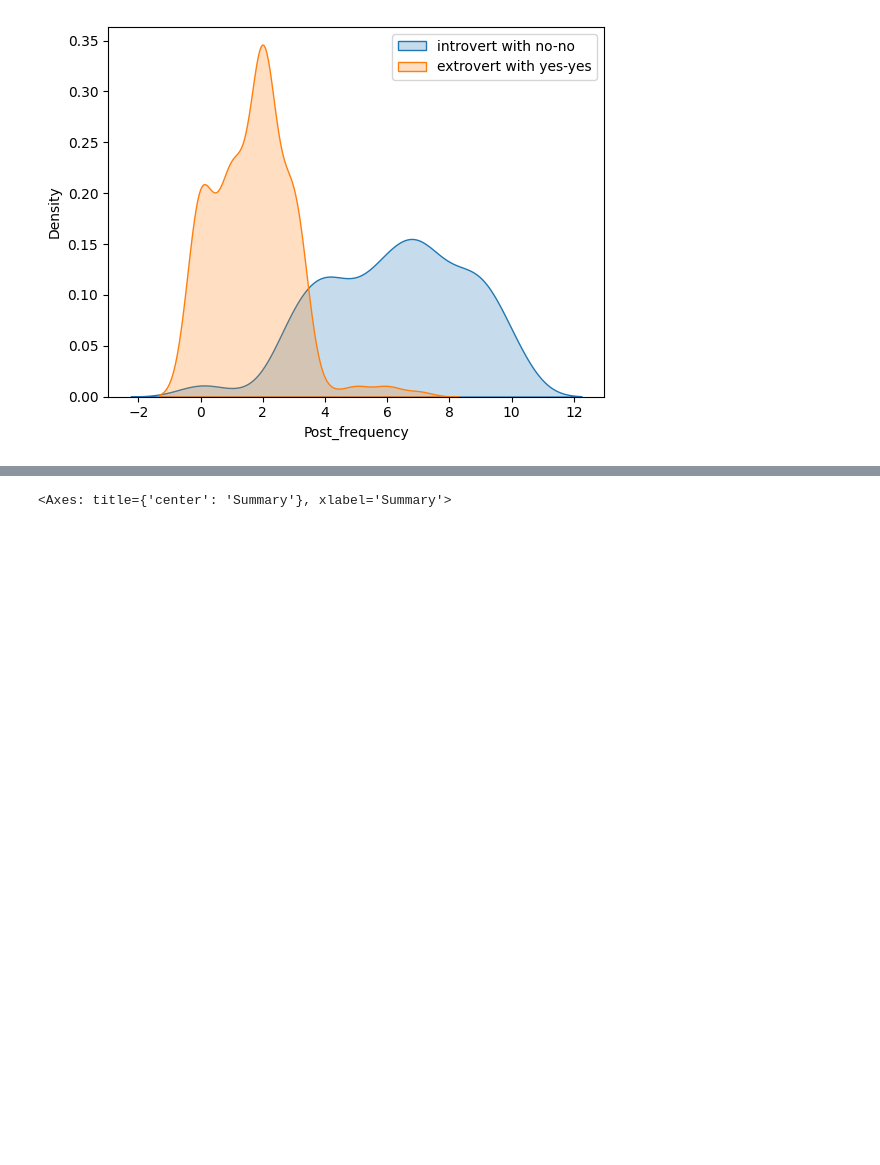
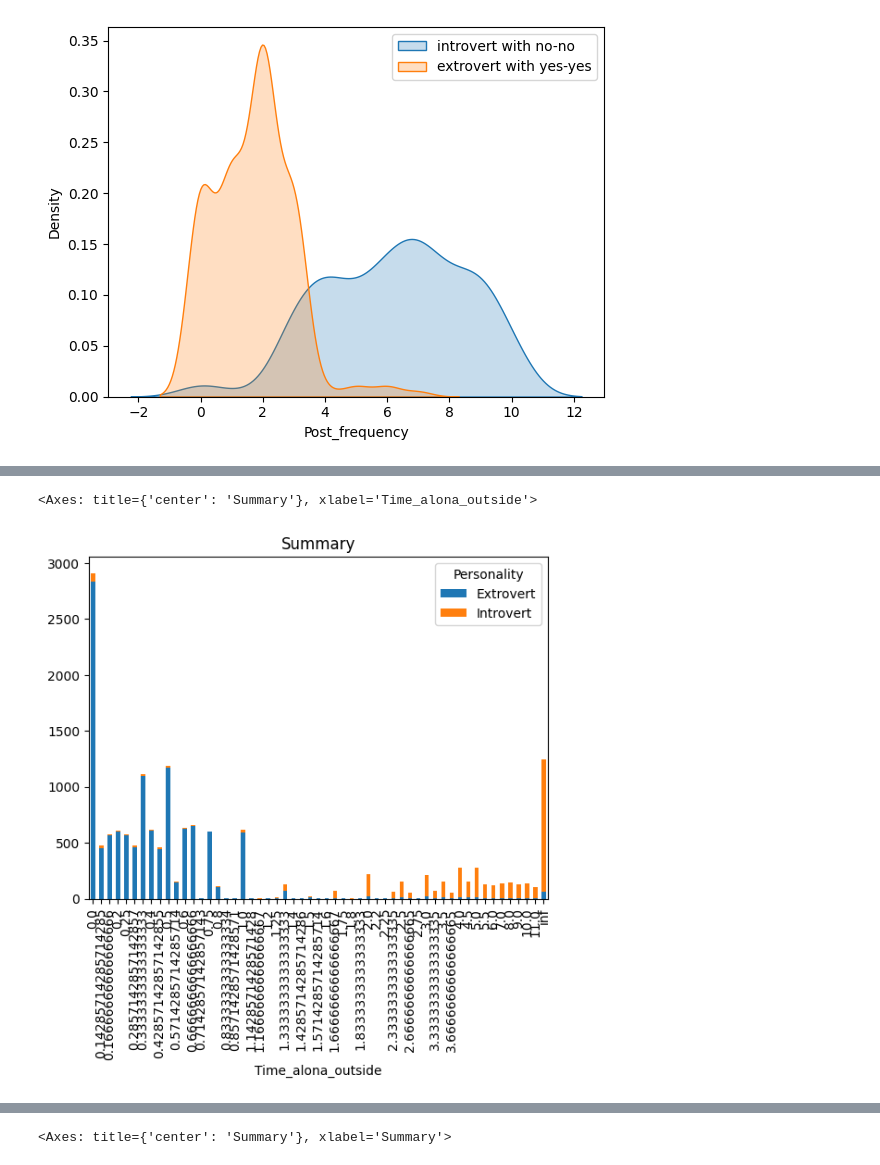
Before and after one commit to PiotrPieciak/LEARN_06_KAGGLE_Predict_Introverts, a Jupyter notebook: notebooks/01_Introverts_and_extroverts_EDA.ipynb, the cells around one changed output, grey strips where cells are left out. Drawn from its saved outputs; the diff is of its cells as text; code cells hidden in the pictures; blank space fills up the shorter version.

```diff
--- a/notebooks/01_Introverts_and_extroverts_EDA.ipynb
+++ b/notebooks/01_Introverts_and_extroverts_EDA.ipynb
@@ -340,0 +400,6 @@ for col in test_df.columns:
+# %%
+train_df['Time_alona_outside'] = train_df['Time_spent_Alone'] / train_df['Going_outside']
+train_df.groupby(['Time_alona_outside','Personality']).size().unstack().plot(kind='bar', stacked=True, title='Summary')
+# %% [output]
+<Axes: title={'center': 'Summary'}, xlabel='Time_alona_outside'>
+[figure, added]
```
Also changed, not shown: parts of 16 cells of this notebook.
